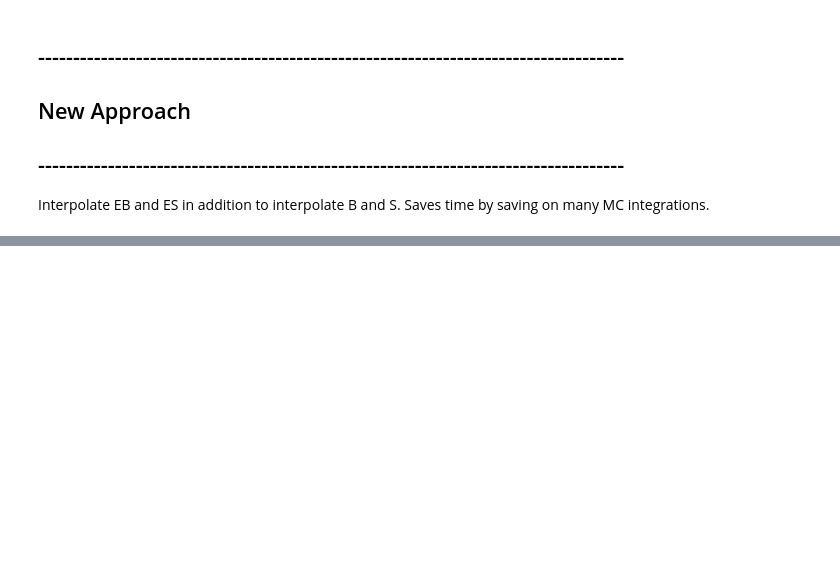
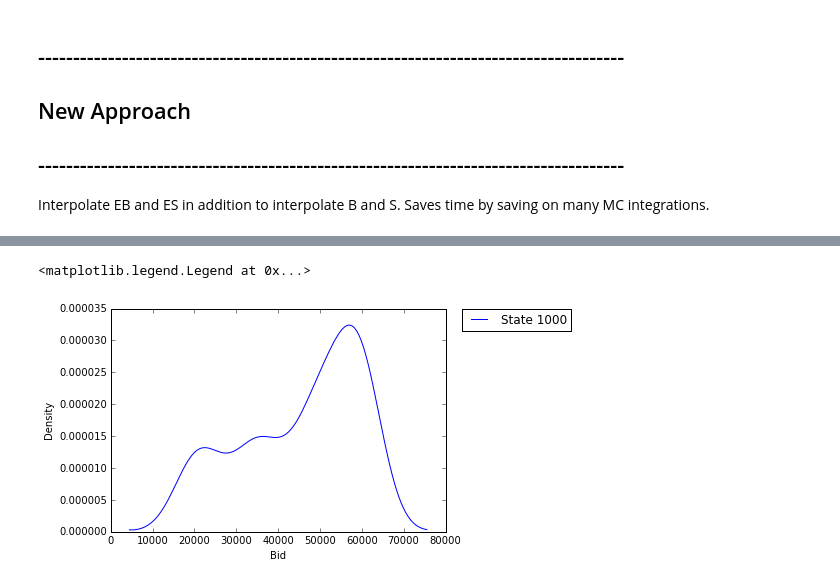
Before and after one commit to wolfgangrid/car_auctions_jupyter, a Jupyter notebook: cars_model_jupyter_state.ipynb, the cells around one changed output, grey strips where cells are left out. Cells and saved outputs as stored; diff of their text form; code cells hidden in the pictures; blank space fills up the shorter version.

```diff
--- a/cars_model_jupyter_state.ipynb
+++ b/cars_model_jupyter_state.ipynb
@@ -537 +363,11 @@ ax.legend(bbox_to_anchor=(1.05, 1), loc=2, borderaxespad=0.)
+# %%
+fig, ax = plt.subplots()
+for s in [3]:
+    sns.distplot(distr_b_bar_now[1,s,:],hist=False, label="State %d" %state_grid[s])
+ax.set_xlabel("Bid")
+ax.set_ylabel("Density")
+ax.legend(bbox_to_anchor=(1.05, 1), loc=2, borderaxespad=0.)
+# %% [output]
+<matplotlib.legend.Legend at 0x...>
+[figure, added]
 # %%
```
Also changed, not shown: parts of 39 cells of this notebook.
